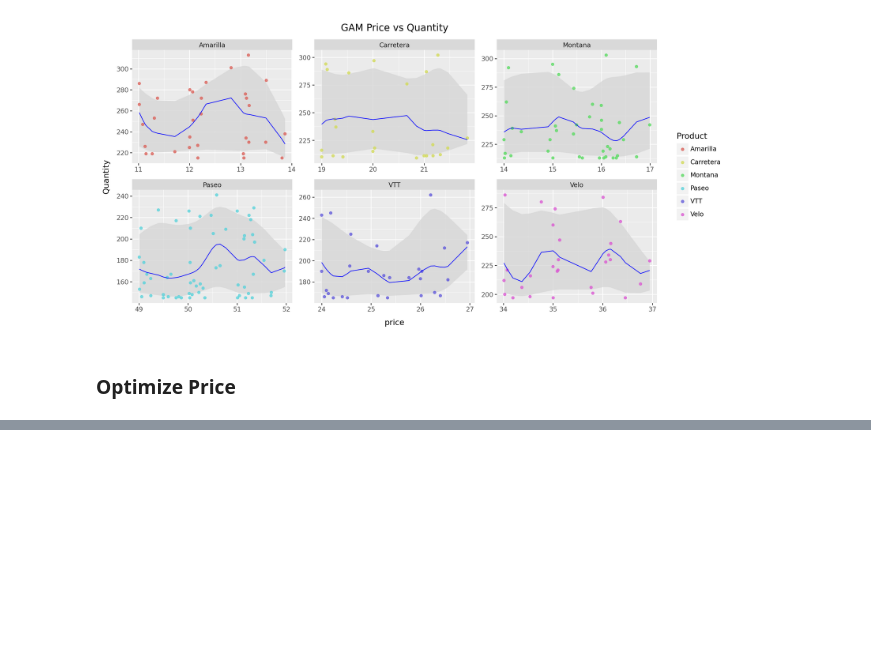
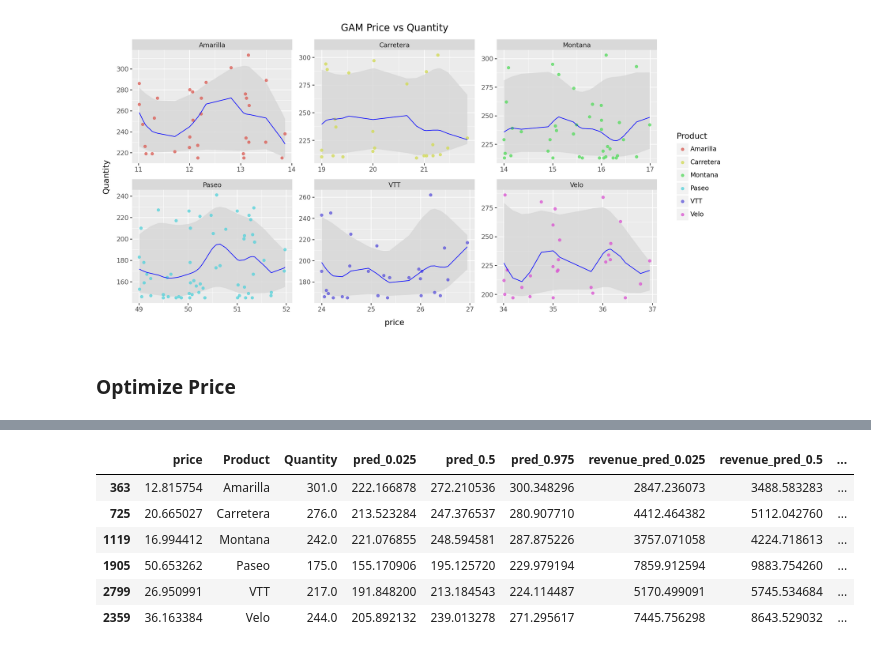
Before and after one commit to gurezende/Price_Optimization, a Jupyter notebook: scritps/pricing_analysis.ipynb, the cells around one changed output, grey strips where cells are left out. Cells and saved outputs as stored; diff of their text form; code cells hidden in the pictures; blank space fills up the shorter version.

```diff
--- a/scritps/pricing_analysis.ipynb
+++ b/scritps/pricing_analysis.ipynb
@@ -341,0 +390,11 @@ theme(figure_size=(12,6))
+# %%
+# View optimum prices
+best_50
+# %% [output]
+|  | price | Product | Quantity | pred_0.025 | pred_0.5 | pred_0.975 | revenue_pred_0.025 | revenue_pred_0.5 | ... |
+| 363 | 12.815754 | Amarilla | 301.0 | 222.166878 | 272.210536 | 300.348296 | 2847.236073 | 3488.583283 | ... |
+| 725 | 20.665027 | Carretera | 276.0 | 213.523284 | 247.376537 | 280.907710 | 4412.464382 | 5112.042760 | ... |
+| 1119 | 16.994412 | Montana | 242.0 | 221.076855 | 248.594581 | 287.875226 | 3757.071058 | 4224.718613 | ... |
+| 1905 | 50.653262 | Paseo | 175.0 | 155.170906 | 195.125720 | 229.979194 | 7859.912594 | 9883.754260 | ... |
+| 2799 | 26.950991 | VTT | 217.0 | 191.848200 | 213.184543 | 224.114487 | 5170.499091 | 5745.534684 | ... |
+| 2359 | 36.163384 | Velo | 244.0 | 205.892132 | 239.013278 | 271.295617 | 7445.756298 | 8643.529032 | ... |
```
Also changed, not shown: parts of 19 cells of this notebook, 1 other file.
